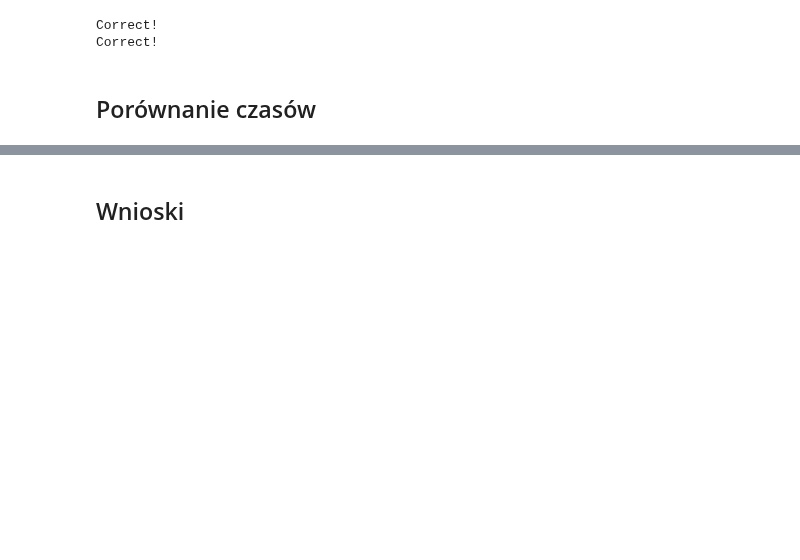
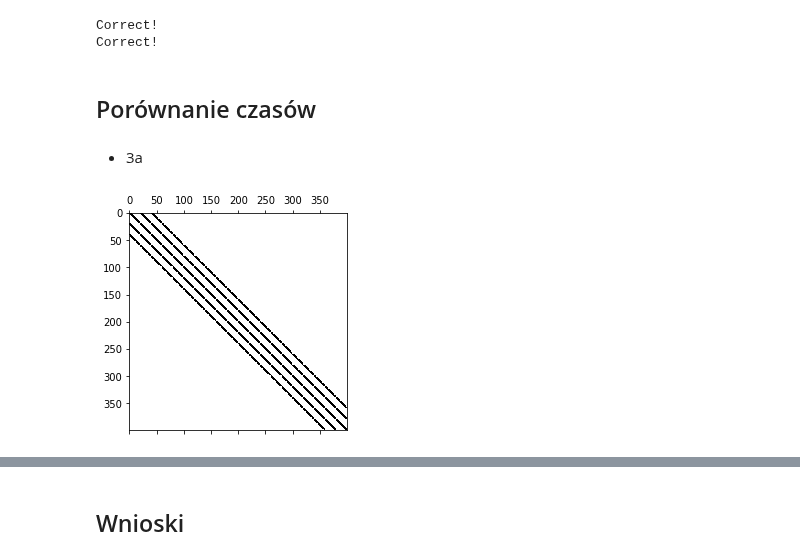
Before and after one commit to mhawryluk/matrix-algorithms, a Jupyter notebook: lab4/lab4.ipynb, the cells around one changed output, grey strips where cells are left out. Cells and saved outputs as stored; diff of their text form; code cells hidden in the pictures; blank space fills up the shorter version.

```diff
--- a/lab4/lab4.ipynb
+++ b/lab4/lab4.ipynb
@@ -15,6 +15,6 @@ from read_matrix import read_matrix
 # %% [markdown]
 ## Generowanie macierzy
 # %%
-matrices  = []
+matrices  = {}
 for file in os.listdir('matrices'):
-    matrices.append(read_matrix('matrices/' + file))
+    matrices[file[:2]]= read_matrix('matrices/' + file)
@@ -304,0 +315,7 @@ Correct!
+# %% [markdown]
+* 3a
+# %%
+plt.spy(matrices['3a'])
+plt.show()
+# %% [output]
+[figure, added]
```
Also changed, not shown: parts of 7 cells of this notebook.
